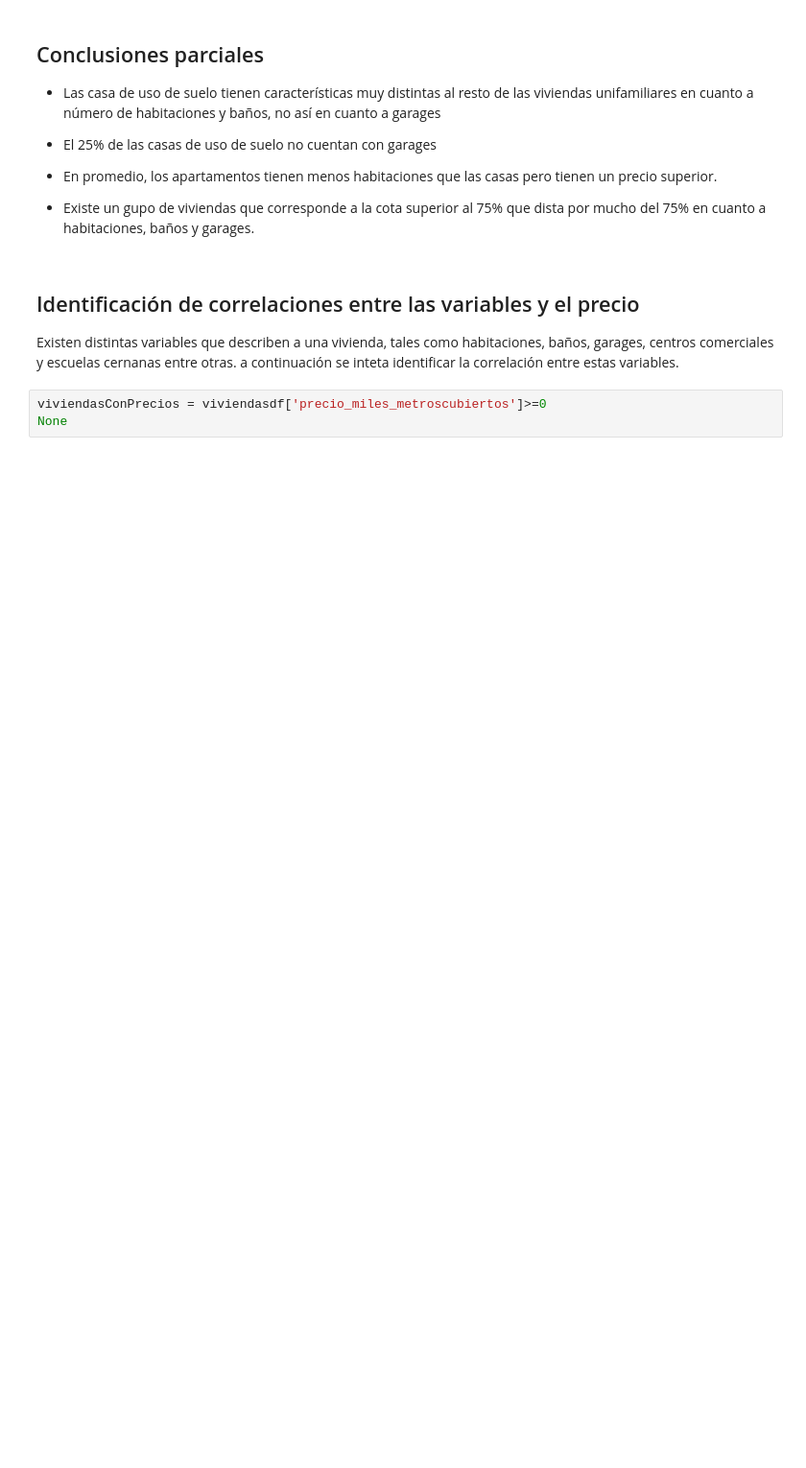
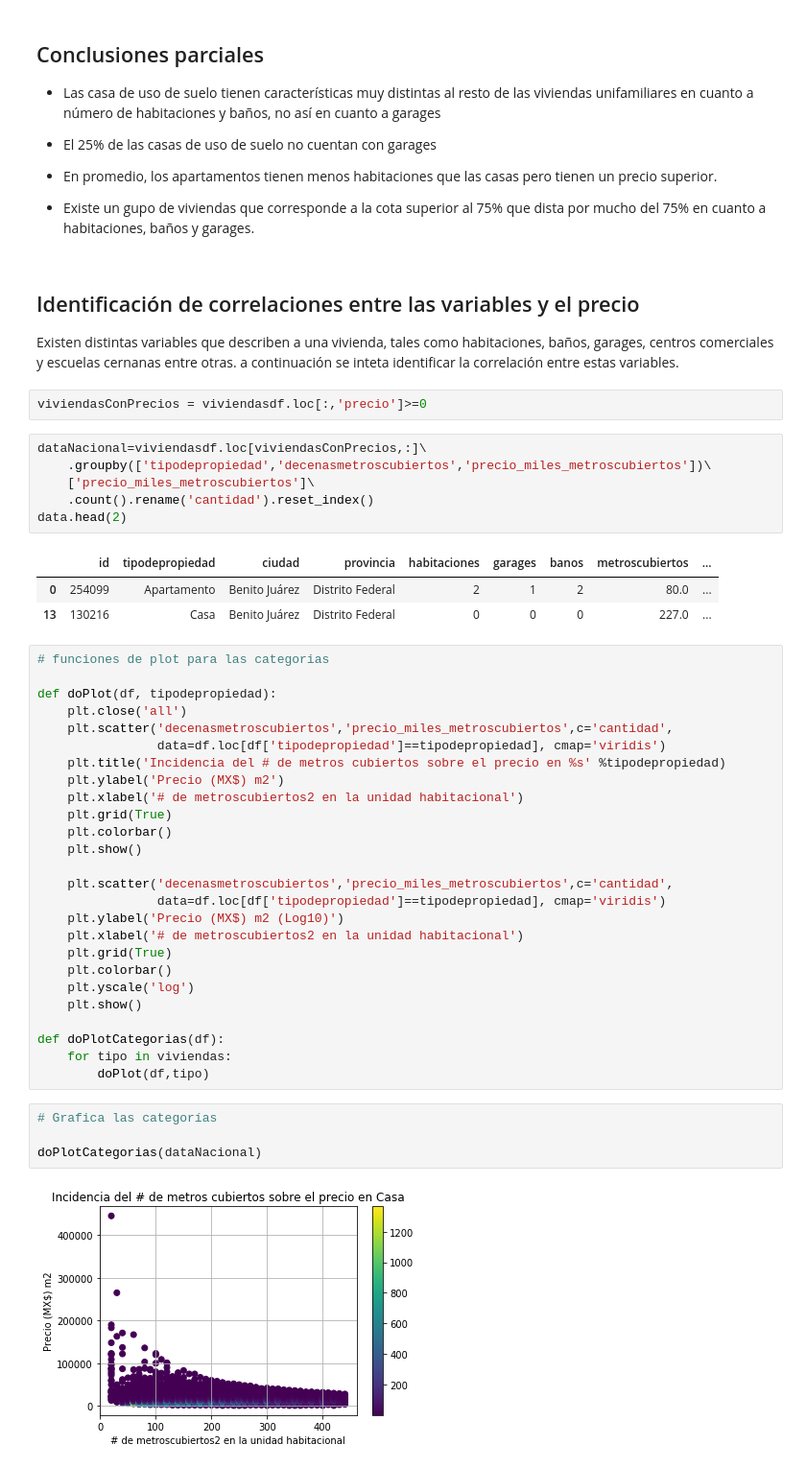
Before and after one commit to mrsoto/tp1_7506, a Jupyter notebook: mrs-analisis-nacional.ipynb, the cells around one changed output. Shown at 96% size. Cells and saved outputs as stored; diff of their text form; blank space fills up the shorter version.

```diff
--- a/mrs-analisis-nacional.ipynb
+++ b/mrs-analisis-nacional.ipynb
@@ -142,5 +150,46 @@ analisis#.drop('count')
 
 Existen distintas variables que describen a una vivienda, tales como habitaciones, baños, garages, centros comerciales y escuelas cernanas entre otras. a continuación se inteta identificar la correlación entre estas variables.
 # %%
-viviendasConPrecios = viviendasdf['precio_miles_metroscubiertos']>=0
-None
+viviendasConPrecios = viviendasdf.loc[:,'precio']>=0
+# %%
+dataNacional=viviendasdf.loc[viviendasConPrecios,:]\
+    .groupby(['tipodepropiedad','decenasmetroscubiertos','precio_miles_metroscubiertos'])\
+    ['precio_miles_metroscubiertos']\
+    .count().rename('cantidad').reset_index()
+data.head(2)
+# %% [output]
+|  | id | tipodepropiedad | ciudad | provincia | habitaciones | garages | banos | metroscubiertos | ... |
+| 0 | 254099 | Apartamento | Benito Juárez | Distrito Federal | 2 | 1 | 2 | 80.0 | ... |
+| 13 | 130216 | Casa | Benito Juárez | Distrito Federal | 0 | 0 | 0 | 227.0 | ... |
+# %%
+# funciones de plot para las categorias
+
+def doPlot(df, tipodepropiedad):
+    plt.close('all')
+    plt.scatter('decenasmetroscubiertos','precio_miles_metroscubiertos',c='cantidad',
+                data=df.loc[df['tipodepropiedad']==tipodepropiedad], cmap='viridis')
+    plt.title('Incidencia del # de metros cubiertos sobre el precio en %s' %tipodepropiedad)
+    plt.ylabel('Precio (MX$) m2')
+    plt.xlabel('# de metroscubiertos2 en la unidad habitacional')
+    plt.grid(True)
+    plt.colorbar()
+    plt.show()
+
+    plt.scatter('decenasmetroscubiertos','precio_miles_metroscubiertos',c='cantidad',
+                data=df.loc[df['tipodepropiedad']==tipodepropiedad], cmap='viridis')
+    plt.ylabel('Precio (MX$) m2 (Log10)')
+    plt.xlabel('# de metroscubiertos2 en la unidad habitacional')
+    plt.grid(True)
+    plt.colorbar()
+    plt.yscale('log')
+    plt.show()
+
+def doPlotCategorias(df):
+    for tipo in viviendas:
+        doPlot(df,tipo)
+# %%
+# Grafica las categorías
+
+doPlotCategorias(dataNacional)
+# %% [output]
+[figure, added]
```
Also changed, not shown: parts of 26 cells of this notebook, 1 other file.
